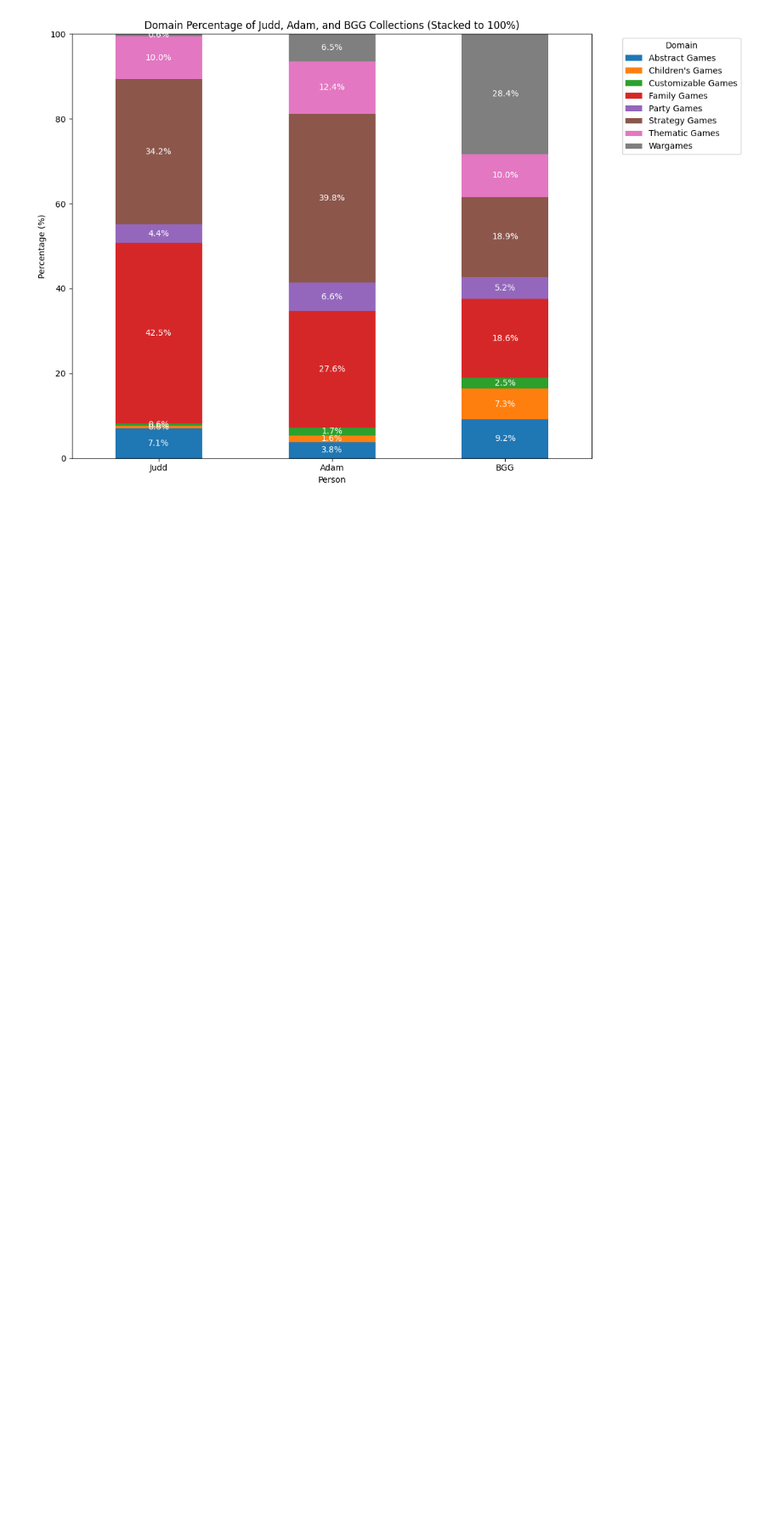
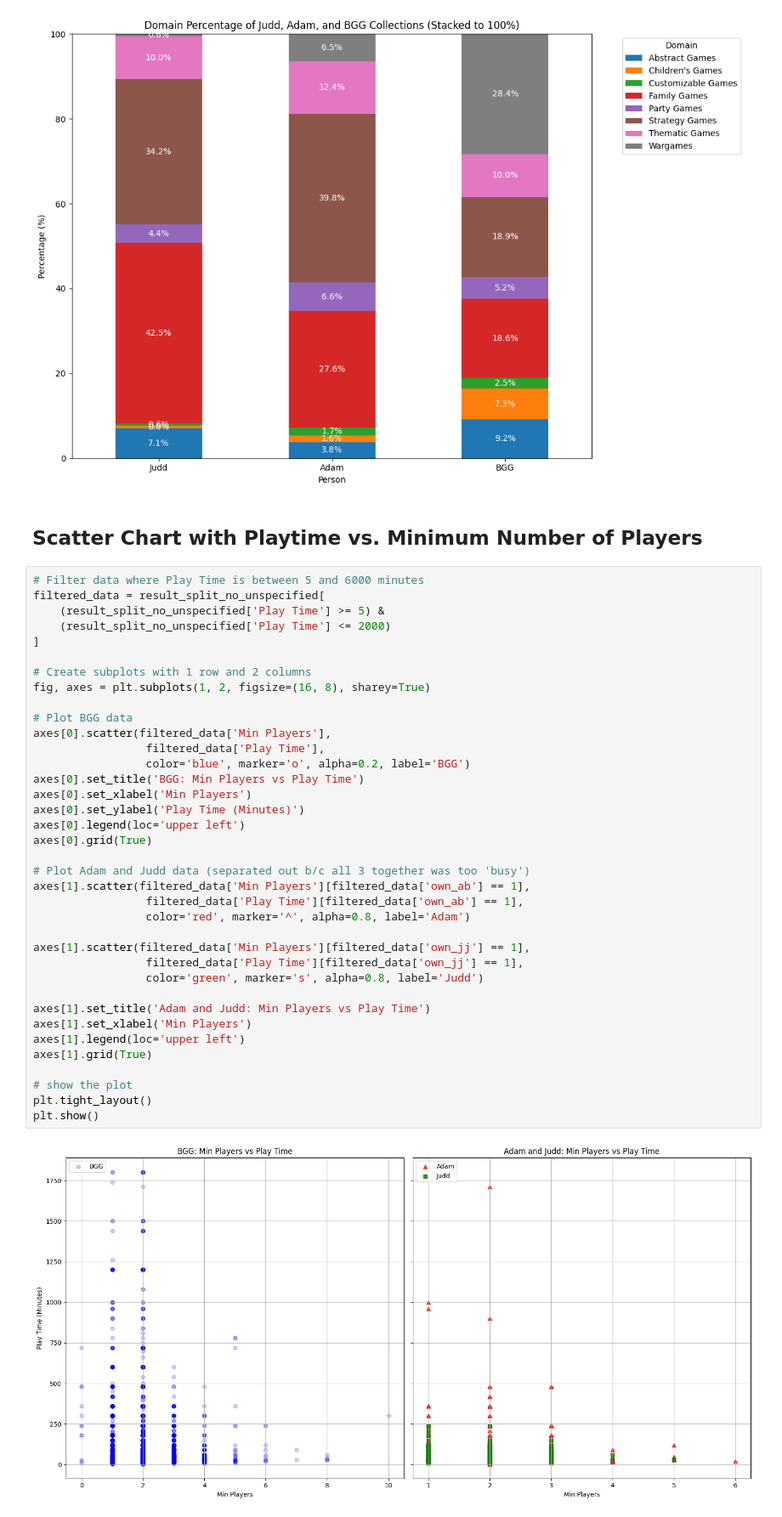
Before and after one commit to tanis2116/Board_Game_Analysis, a Jupyter notebook: Board Game Analsyis.ipynb, the cells around one changed output. Shown at 85% size. Saved outputs shown, nothing was run; the diff lists cells and outputs as text; blank space fills up the shorter version.

Commit message:
added new chart for playtime and number of players

```diff
--- a/Board Game Analsyis.ipynb
+++ b/Board Game Analsyis.ipynb
@@ -312,6 +314,47 @@ plt.tight_layout()
 plt.show()
 # %% [output]
 [figure]
+# %% [markdown]
+## Scatter Chart with Playtime vs. Minimum Number of Players
+# %%
+# Filter data where Play Time is between 5 and 6000 minutes
+filtered_data = result_split_no_unspecified[
+    (result_split_no_unspecified['Play Time'] >= 5) &
+    (result_split_no_unspecified['Play Time'] <= 2000)
+]
+
+# Create subplots with 1 row and 2 columns
+fig, axes = plt.subplots(1, 2, figsize=(16, 8), sharey=True)
+
+# Plot BGG data
+axes[0].scatter(filtered_data['Min Players'],
+                 filtered_data['Play Time'],
+                 color='blue', marker='o', alpha=0.2, label='BGG')
+axes[0].set_title('BGG: Min Players vs Play Time')
+axes[0].set_xlabel('Min Players')
+axes[0].set_ylabel('Play Time (Minutes)')
+axes[0].legend(loc='upper left')
+axes[0].grid(True)
+
+# Plot Adam and Judd data (separated out b/c all 3 together was too 'busy')
+axes[1].scatter(filtered_data['Min Players'][filtered_data['own_ab'] == 1],
+                 filtered_data['Play Time'][filtered_data['own_ab'] == 1],
+                 color='red', marker='^', alpha=0.8, label='Adam')
+
+axes[1].scatter(filtered_data['Min Players'][filtered_data['own_jj'] == 1],
+                 filtered_data['Play Time'][filtered_data['own_jj'] == 1],
+                 color='green', marker='s', alpha=0.8, label='Judd')
+
+axes[1].set_title('Adam and Judd: Min Players vs Play Time')
+axes[1].set_xlabel('Min Players')
+axes[1].legend(loc='upper left')
+axes[1].grid(True)
+
+# show the plot
+plt.tight_layout()
+plt.show()
+# %% [output]
+[figure, added]
 # %% [markdown]
 ## Conclusions
 ### 🎲 **Age Range Comparison: Adam Bartoszek's Collection vs. BoardGameGeek**
```
Also changed, not shown: parts of 4 cells of this notebook, 1 other file.
